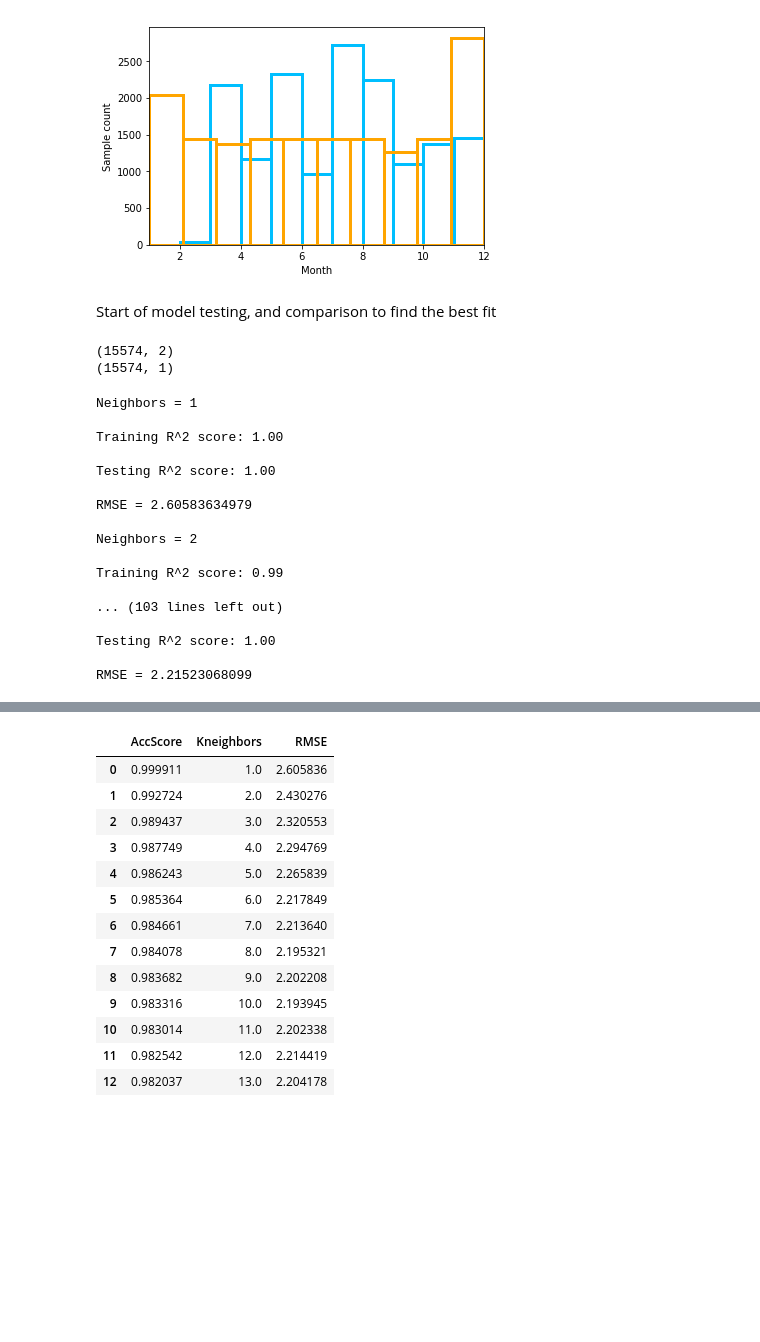
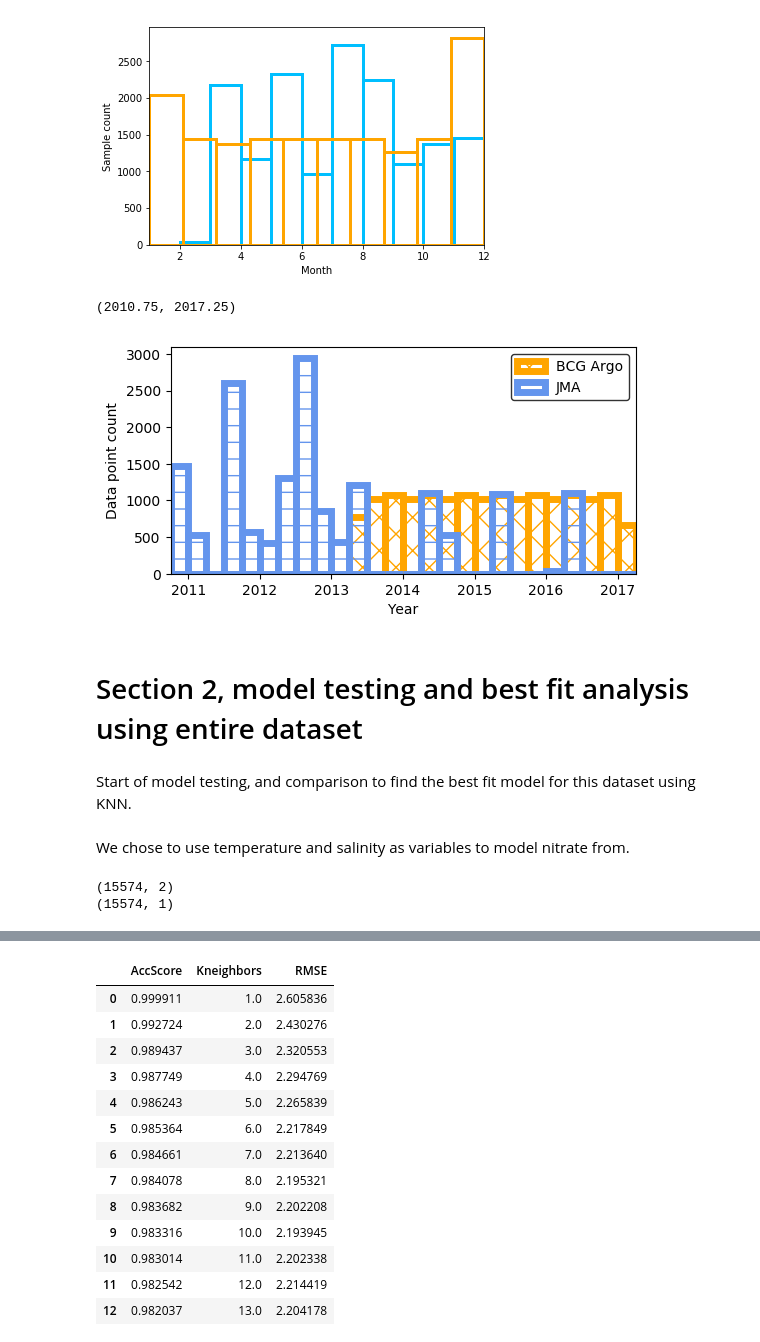
Before and after one commit to seina001/MikeAlfonsoSveinn_pset3, a Jupyter notebook: KNN_nitrate_MikeAlfonsoSveinn_combined.ipynb, the cells around one changed output, grey strips where cells are left out. Saved outputs shown, nothing was run; the diff lists cells and outputs as text; code cells hidden in the pictures; blank space fills up the shorter version.

```diff
--- a/KNN_nitrate_MikeAlfonsoSveinn_combined.ipynb
+++ b/KNN_nitrate_MikeAlfonsoSveinn_combined.ipynb
@@ -111,8 +97,34 @@ plt.ylabel("Sample count")
 # %% [output]
 Text(0,0.5,'Sample count')
 [figure]
+# %%
+#sampling-date (seasonal) analysis.
+#The code for this is from the work of Corday and Austin!!
+data_Kuro_noNO3 = data_BGC
+
+fig, (ax) =  plt.subplots(1, 1, figsize = (6, 3), dpi = 100)
+
+jma_dayssince = ((data.year - 1900)*364.75) + (data.month*(364.75/12)) + data.day
+
+bins = np.arange(2010,2018,0.25)
+
+plt.hist(1900+data_Kuro_noNO3['Days since 1/1/1900']/364.75, edgecolor = "orange", lw = 5, facecolor = "None", bins = bins, hatch = 'X')
+plt.hist(1900+jma_dayssince/364.75, edgecolor = "cornflowerblue", facecolor = "None", lw = 5, bins = bins, hatch = '-')
+
+ax.set_xlabel('Year')
+ax.set_ylabel('Data point count')
+ax.legend(('BCG Argo', 'JMA'), edgecolor = 'k', loc = 'upper right')
+ax.set_xticks(np.arange(2010,2019,1))
+ax.set_xlim([2010.75,2017.25])
+# %% [output]
+(2010.75, 2017.25)
+[figure, added]
+# %% [markdown]
+# Section 2, model testing and best fit analysis using entire dataset
 # %% [markdown]
-Start of model testing, and comparison to find the best fit
+Start of model testing, and comparison to find the best fit model for this dataset using KNN.
+# %% [markdown]
+We chose to use temperature and salinity as variables to model nitrate from.
 # %%
 #import the jma nitrate file, then get columns I want for training
 infile = 'jma_nitrate.csv'
@@ -149,33 +161,15 @@ for n in range(1,16,1):
     res = []
     model = KNeighborsRegressor(n_neighbors=n)
     model.fit(X_train, y_train)
-    print ('Neighbors = %s\n' % (int(n)))
+    #print ('Neighbors = %s\n' % (int(n)))
     # compute the R^2 score
     accuracyscore = model.score(X_train,y_train)
-    print("Training R^2 score: {0:.2f}\n".format(model.score(X_train,y_train)))
+    #print("Training R^2 score: {0:.2f}\n".format(model.score(X_train,y_train)))
     # plot the model together with the data
     xfit = X_test
     yfit = model.predict(xfit)
-    print("Testing R^2 score: {0:.2f}\n".format(model.score(xfit,yfit)))
+    #print("Testing R^2 score: {0:.2f}\n".format(model.score(xfit,yfit)))
     rmse = sqrt(mean_squared_error(y_test, yfit))
-    print("RMSE = %s \n" % (rmse))
+    #print("RMSE = %s \n" % (rmse))
     res = [n,accuracyscore,rmse]
     results.append(res)
-# %% [output]
-Neighbors = 1
-
-Training R^2 score: 1.00
-
-Testing R^2 score: 1.00
-
-RMSE = 2.60583634979
-
-Neighbors = 2
-
-Training R^2 score: 0.99
-
-... (103 lines left out)
-
-Testing R^2 score: 1.00
-
-RMSE = 2.21523068099
```
Also changed, not shown: parts of 57 cells of this notebook.
